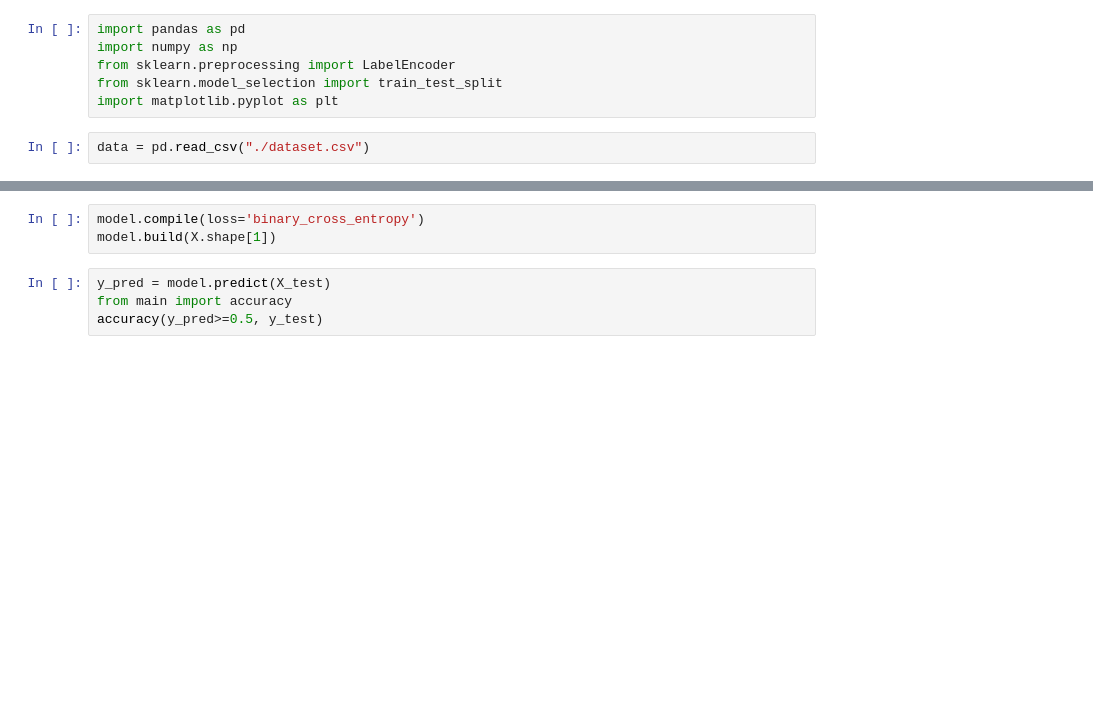
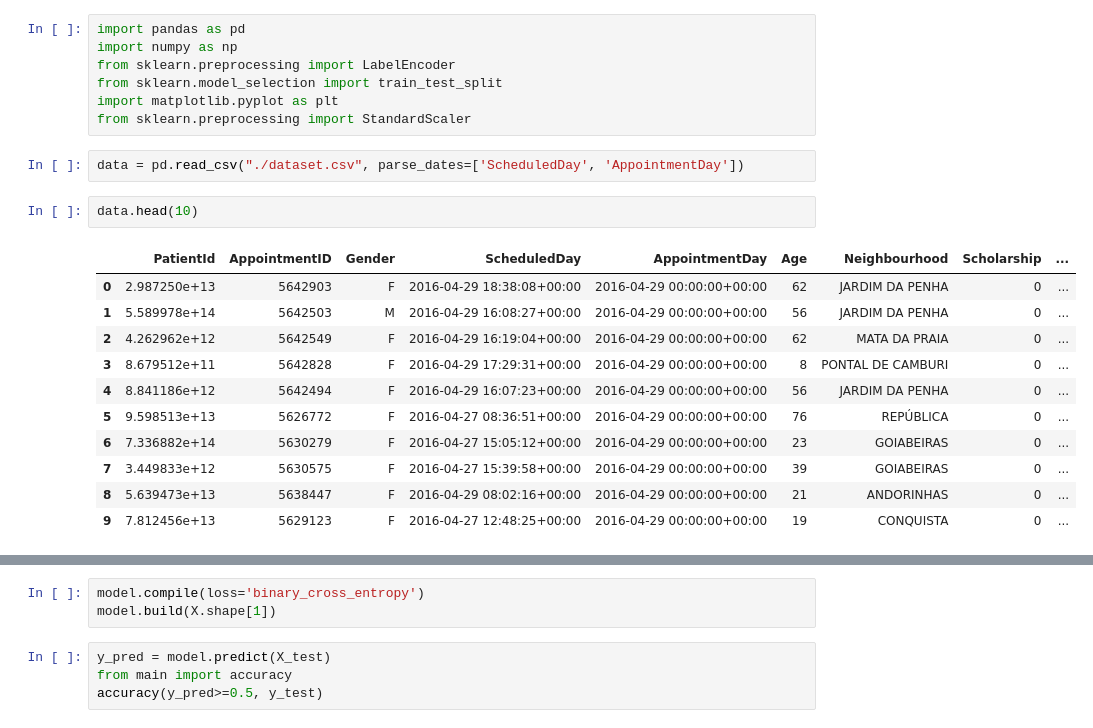
Before and after one commit to AMOGHA1140/24074032_CSOC_IG, a Jupyter notebook: vanilla_neural_networks/my_model.ipynb, the cells around one changed output, grey strips where cells are left out. Cells and saved outputs as stored; diff of their text form; blank space fills up the shorter version.

```diff
--- a/vanilla_neural_networks/my_model.ipynb
+++ b/vanilla_neural_networks/my_model.ipynb
@@ -4,8 +4,23 @@ import numpy as np
 from sklearn.preprocessing import LabelEncoder
 from sklearn.model_selection import train_test_split
 import matplotlib.pyplot as plt
+from sklearn.preprocessing import StandardScaler
 # %%
-data = pd.read_csv("./dataset.csv")
+data = pd.read_csv("./dataset.csv", parse_dates=['ScheduledDay', 'AppointmentDay'])
+# %%
+data.head(10)
+# %% [output]
+|  | PatientId | AppointmentID | Gender | ScheduledDay | AppointmentDay | Age | Neighbourhood | Scholarship | ... |
+| 0 | 2.987250e+13 | 5642903 | F | 2016-04-29 18:38:08+00:00 | 2016-04-29 00:00:00+00:00 | 62 | JARDIM DA PENHA | 0 | ... |
+| 1 | 5.589978e+14 | 5642503 | M | 2016-04-29 16:08:27+00:00 | 2016-04-29 00:00:00+00:00 | 56 | JARDIM DA PENHA | 0 | ... |
+| 2 | 4.262962e+12 | 5642549 | F | 2016-04-29 16:19:04+00:00 | 2016-04-29 00:00:00+00:00 | 62 | MATA DA PRAIA | 0 | ... |
+| 3 | 8.679512e+11 | 5642828 | F | 2016-04-29 17:29:31+00:00 | 2016-04-29 00:00:00+00:00 | 8 | PONTAL DE CAMBURI | 0 | ... |
+| 4 | 8.841186e+12 | 5642494 | F | 2016-04-29 16:07:23+00:00 | 2016-04-29 00:00:00+00:00 | 56 | JARDIM DA PENHA | 0 | ... |
+| 5 | 9.598513e+13 | 5626772 | F | 2016-04-27 08:36:51+00:00 | 2016-04-29 00:00:00+00:00 | 76 | REPÚBLICA | 0 | ... |
+| 6 | 7.336882e+14 | 5630279 | F | 2016-04-27 15:05:12+00:00 | 2016-04-29 00:00:00+00:00 | 23 | GOIABEIRAS | 0 | ... |
+| 7 | 3.449833e+12 | 5630575 | F | 2016-04-27 15:39:58+00:00 | 2016-04-29 00:00:00+00:00 | 39 | GOIABEIRAS | 0 | ... |
+| 8 | 5.639473e+13 | 5638447 | F | 2016-04-29 08:02:16+00:00 | 2016-04-29 00:00:00+00:00 | 21 | ANDORINHAS | 0 | ... |
+| 9 | 7.812456e+13 | 5629123 | F | 2016-04-27 12:48:25+00:00 | 2016-04-29 00:00:00+00:00 | 19 | CONQUISTA | 0 | ... |
 # %%
 y = LabelEncoder().fit_transform(data["No-show"])
 
```
Also changed, not shown: parts of 13 cells of this notebook, 3 other files.
